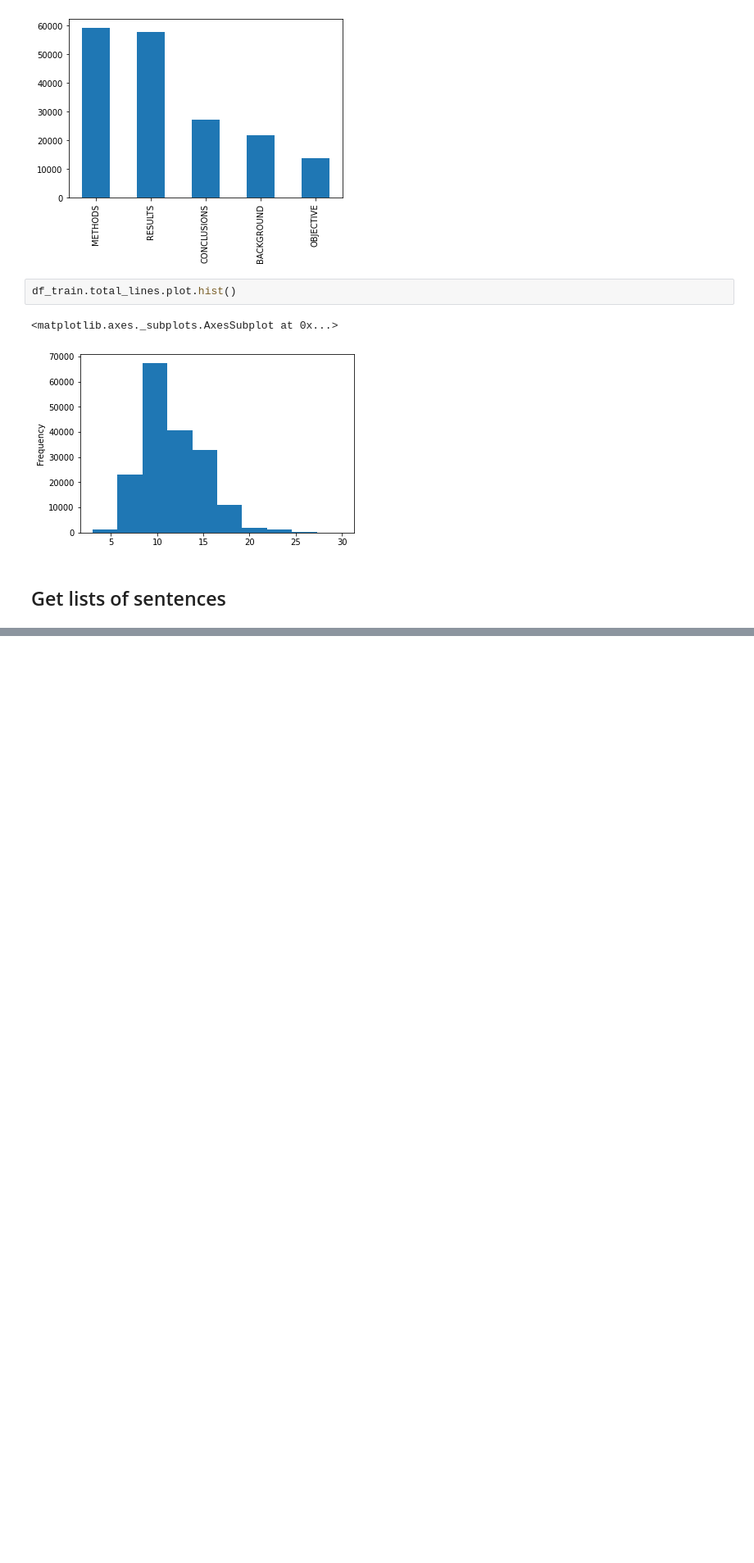
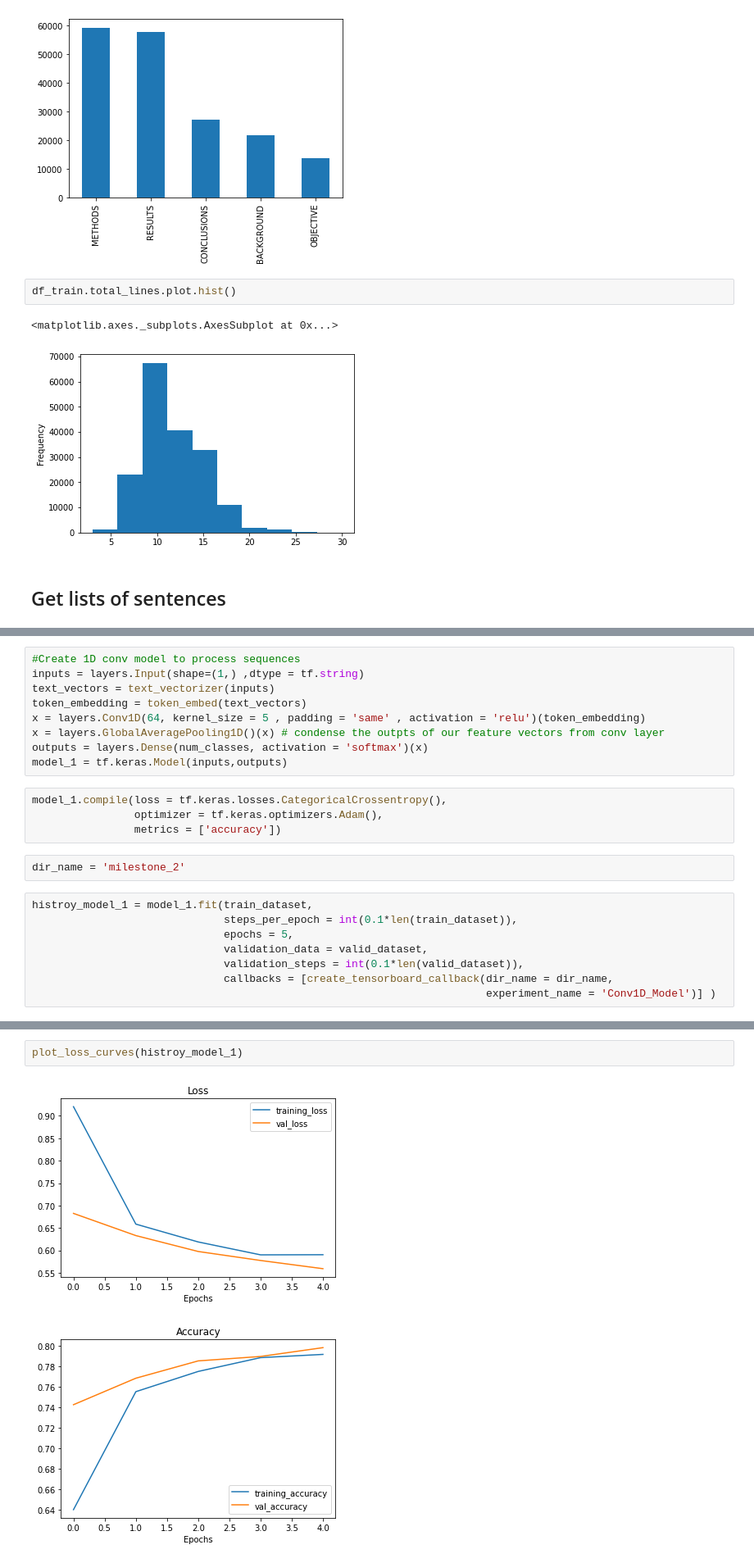
Before and after one commit to ngcheeyuan/Classification_projects, a Jupyter notebook: 09_skimlit_milestone_project_2.ipynb, the cells around one changed output, grey strips where cells are left out. Shown at 82% size. Drawn from its saved outputs; the diff is of its cells as text; blank space fills up the shorter version.

```diff
--- a/09_skimlit_milestone_project_2.ipynb
+++ b/09_skimlit_milestone_project_2.ipynb
@@ -202,0 +427,23 @@ len(train_sentence), len(val_sentence),len(test_sentence)
+# %%
+#Create 1D conv model to process sequences
+inputs = layers.Input(shape=(1,) ,dtype = tf.string)
+text_vectors = text_vectorizer(inputs)
+token_embedding = token_embed(text_vectors)
+x = layers.Conv1D(64, kernel_size = 5 , padding = 'same' , activation = 'relu')(token_embedding)
+x = layers.GlobalAveragePooling1D()(x) # condense the outpts of our feature vectors from conv layer
+outputs = layers.Dense(num_classes, activation = 'softmax')(x)
+model_1 = tf.keras.Model(inputs,outputs)
+# %%
+model_1.compile(loss = tf.keras.losses.CategoricalCrossentropy(),
+                optimizer = tf.keras.optimizers.Adam(),
+                metrics = ['accuracy'])
+# %%
+dir_name = 'milestone_2'
+# %%
+histroy_model_1 = model_1.fit(train_dataset,
+                              steps_per_epoch = int(0.1*len(train_dataset)),
+                              epochs = 5,
+                              validation_data = valid_dataset,
+                              validation_steps = int(0.1*len(valid_dataset)),
+                              callbacks = [create_tensorboard_callback(dir_name = dir_name,
+                                                                       experiment_name = 'Conv1D_Model')] )
@@ -202,0 +462,5 @@ len(train_sentence), len(val_sentence),len(test_sentence)
+# %%
+plot_loss_curves(histroy_model_1)
+# %% [output]
+[figure, added]
+[figure, added]
```
Also changed, not shown: parts of 112 cells of this notebook.
